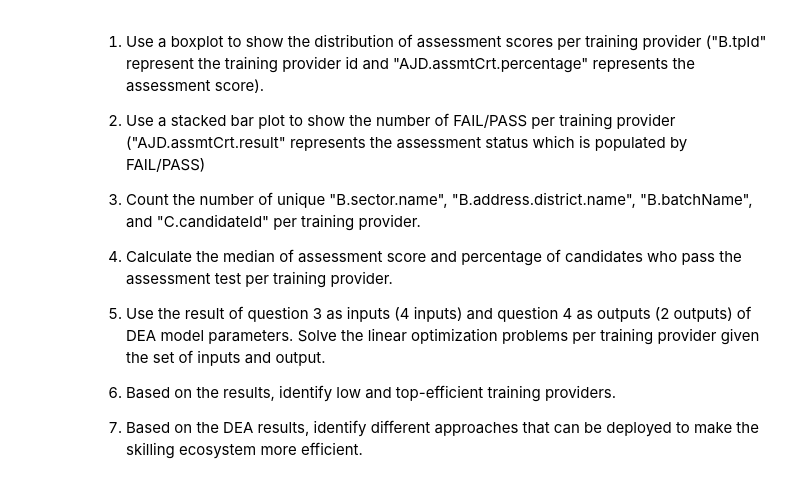
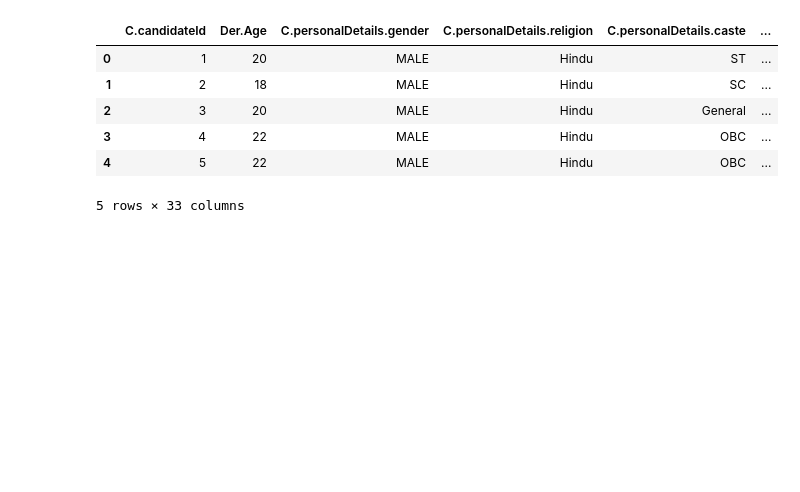
Before and after one commit to MiracleSkyHawk/RSM8415_Case3, a Jupyter notebook: Assignment 3.ipynb, the cells around one changed output. Saved outputs shown, nothing was run; the diff lists cells and outputs as text; code cells hidden in the pictures; blank space fills up the shorter version.

```diff
--- a/Assignment 3.ipynb
+++ b/Assignment 3.ipynb
@@ -1,14 +0,0 @@
-# %% [markdown]
-1. Use a boxplot to show the distribution of assessment scores per training provider ("B.tpId" represent the training provider id and  "AJD.assmtCrt.percentage"  represents the assessment score).
-
-2. Use a stacked bar plot to show the number of FAIL/PASS per training provider ("AJD.assmtCrt.result" represents the assessment status which is populated by FAIL/PASS)
-
-3. Count the number of unique "B.sector.name", "B.address.district.name", "B.batchName", and "C.candidateId" per training provider.
-
-4. Calculate the median of assessment score and percentage of candidates who pass the assessment test per training provider.
-
-5. Use the result of question 3 as inputs (4 inputs) and question 4 as outputs (2 outputs) of DEA model parameters. Solve the linear optimization problems per training provider given the set of inputs and output.
-
-6. Based on the results, identify low and top-efficient training providers.
-
-7. Based on the DEA results, identify different approaches that can be deployed to make the skilling ecosystem more efficient.
@@ -14,0 +7,11 @@
+# %%
+df = pd.read_excel('TNT Case Data.xls', sheet_name='AP_Masked Data', header=0)
+df.head()
+# %% [output]
+|  | C.candidateId | Der.Age | C.personalDetails.gender | C.personalDetails.religion | C.personalDetails.caste | ... |
+| 0 | 1 | 20 | MALE | Hindu | ST | ... |
+| 1 | 2 | 18 | MALE | Hindu | SC | ... |
+| 2 | 3 | 20 | MALE | Hindu | General | ... |
+| 3 | 4 | 22 | MALE | Hindu | OBC | ... |
+| 4 | 5 | 22 | MALE | Hindu | OBC | ... |
+5 rows × 33 columns
```
Also changed, not shown: parts of 37 cells of this notebook, 4 other files.
